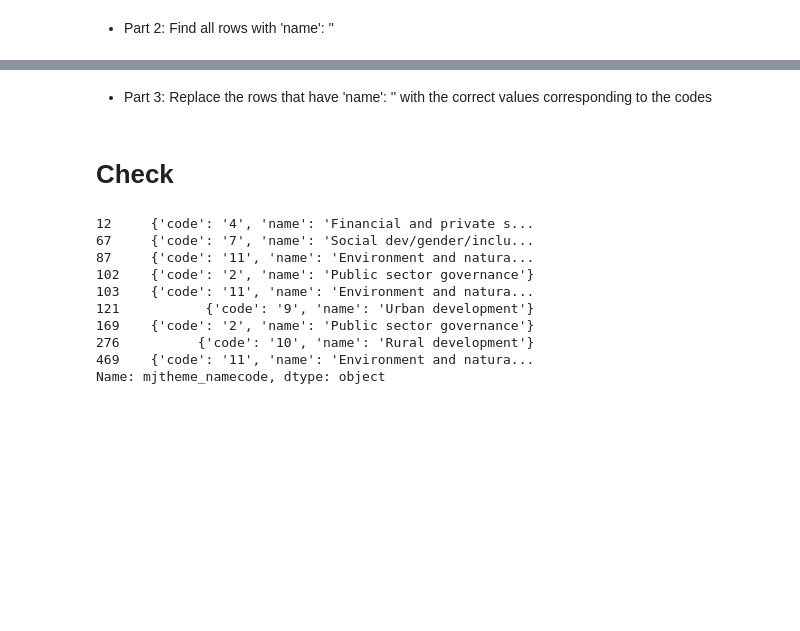
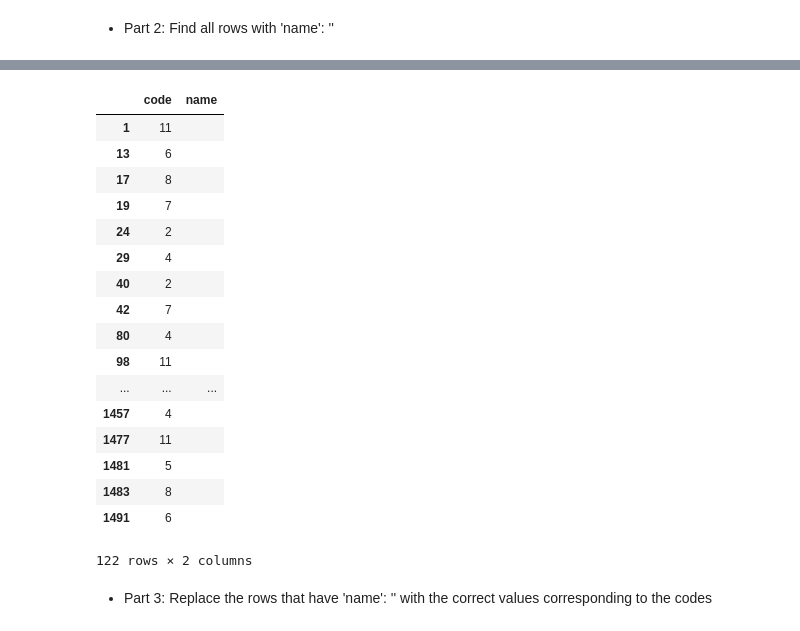
Before and after one commit to gblinick/JSON-Based-Data-Exercise, a Jupyter notebook: data_wrangling_json/sliderule_dsi_json_exercise.ipynb, the cells around one changed output, grey strips where cells are left out. Cells and saved outputs as stored; diff of their text form; code cells hidden in the pictures; blank space fills up the shorter version.

```diff
--- a/data_wrangling_json/sliderule_dsi_json_exercise.ipynb
+++ b/data_wrangling_json/sliderule_dsi_json_exercise.ipynb
@@ -181,3 +263,26 @@ missing_rows = json_df['mjtheme_namecode'].str[0][condition]
+# %%
+missing_rows2 = json3[json3['name'] == '']
+# %%
+missing_rows2
+# %% [output]
+|  | code | name |
+| 1 | 11 |  |
+| 13 | 6 |  |
+| 17 | 8 |  |
+| 19 | 7 |  |
+| 24 | 2 |  |
+| 29 | 4 |  |
+| 40 | 2 |  |
+| 42 | 7 |  |
+| 80 | 4 |  |
+| 98 | 11 |  |
+| ... | ... | ... |
+| 1457 | 4 |  |
+| 1477 | 11 |  |
+| 1481 | 5 |  |
+| 1483 | 8 |  |
+| 1491 | 6 |  |
+122 rows × 2 columns
 # %% [markdown]
 + Part 3: Replace the rows that have 'name': '' with the correct values corresponding to the codes
 # %%
@@ -186,15 +290,0 @@ for row in missing_rows:
-# %% [markdown]
-# Check
-# %%
-json_df['mjtheme_namecode'].str[0][[12,67, 87, 102, 103, 121, 169, 276, 469]]
-# %% [output]
-12     {'code': '4', 'name': 'Financial and private s...
-67     {'code': '7', 'name': 'Social dev/gender/inclu...
-87     {'code': '11', 'name': 'Environment and natura...
-102    {'code': '2', 'name': 'Public sector governance'}
-103    {'code': '11', 'name': 'Environment and natura...
-121           {'code': '9', 'name': 'Urban development'}
-169    {'code': '2', 'name': 'Public sector governance'}
-276          {'code': '10', 'name': 'Rural development'}
-469    {'code': '11', 'name': 'Environment and natura...
-Name: mjtheme_namecode, dtype: object
```
Also changed, not shown: parts of 18 cells of this notebook.
